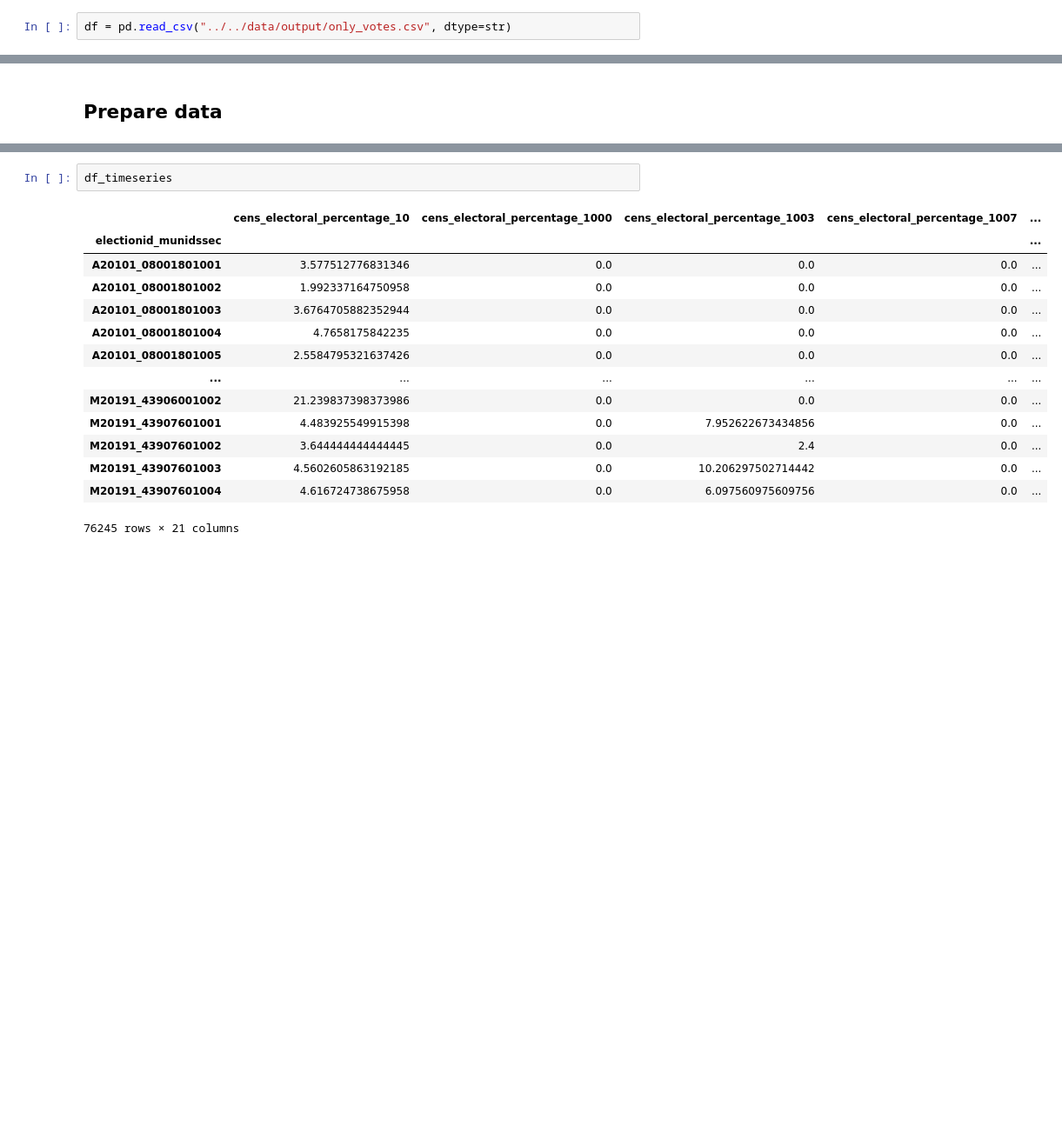
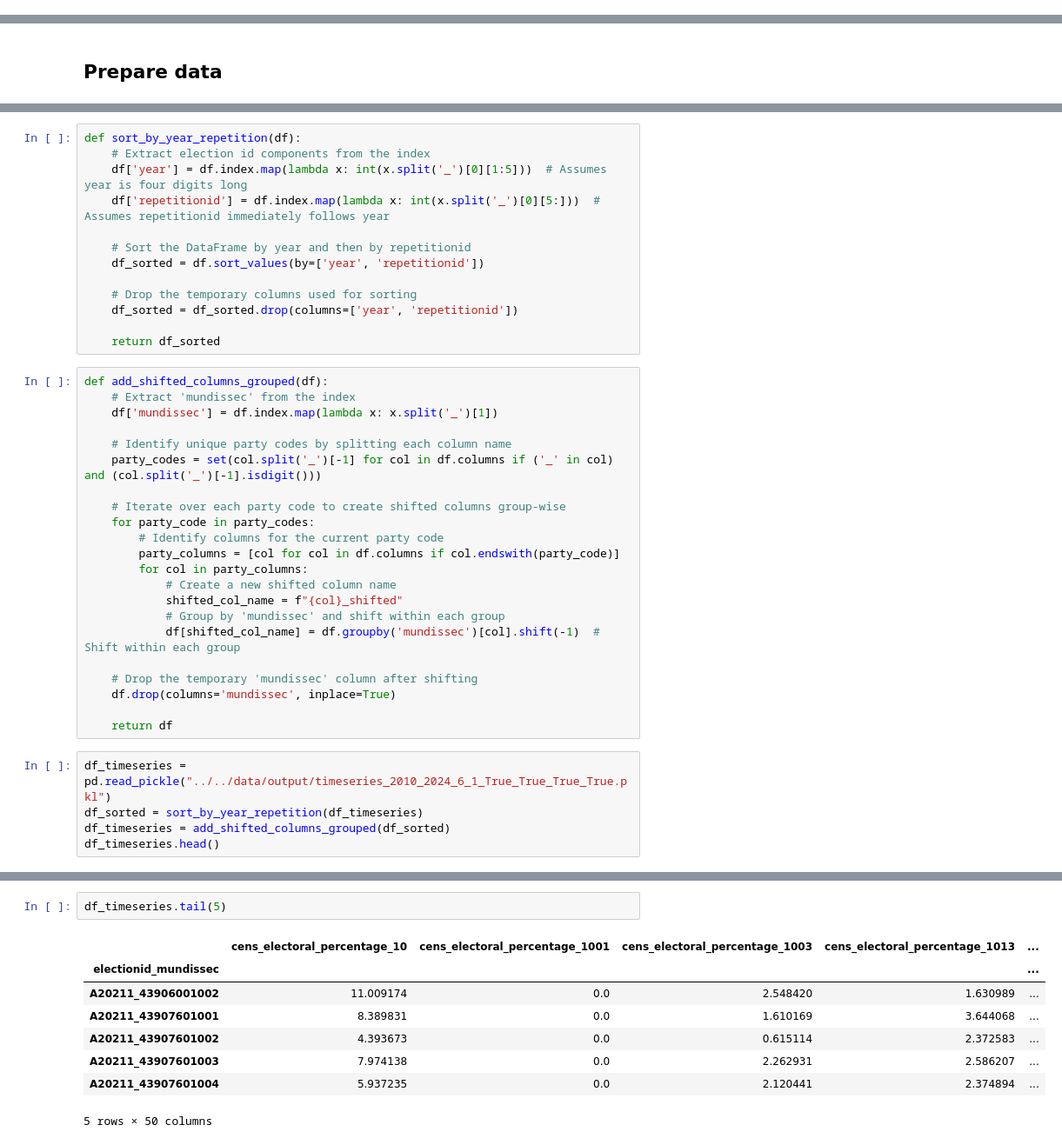
Before and after one commit to guillempla/catalan-elections-forecasting, a Jupyter notebook: src/study_data/create-timeseries-model.ipynb, the cells around one changed output, grey strips where cells are left out. Shown: that part at 87% size. Drawn from its saved outputs; the diff is of its cells as text; blank space fills up the shorter version.

Commit message:
Adapt to new output dataset

```diff
--- a/src/study_data/create-timeseries-model.ipynb
+++ b/src/study_data/create-timeseries-model.ipynb
@@ -36,2 +23,0 @@ Now, we load the the dataset.
-# %%
-df = pd.read_csv("../../data/output/only_votes.csv", dtype=str)
@@ -89,0 +28,40 @@ df_timeseries = create_timeseries_df(df_filtered)
+# %%
+def sort_by_year_repetition(df):
+    # Extract election id components from the index
+    df['year'] = df.index.map(lambda x: int(x.split('_')[0][1:5]))  # Assumes year is four digits long
+    df['repetitionid'] = df.index.map(lambda x: int(x.split('_')[0][5:]))  # Assumes repetitionid immediately follows year
+
+    # Sort the DataFrame by year and then by repetitionid
+    df_sorted = df.sort_values(by=['year', 'repetitionid'])
+
+    # Drop the temporary columns used for sorting
+    df_sorted = df_sorted.drop(columns=['year', 'repetitionid'])
+
+    return df_sorted
+# %%
+def add_shifted_columns_grouped(df):
+    # Extract 'mundissec' from the index
+    df['mundissec'] = df.index.map(lambda x: x.split('_')[1])
+
+    # Identify unique party codes by splitting each column name
+    party_codes = set(col.split('_')[-1] for col in df.columns if ('_' in col) and (col.split('_')[-1].isdigit()))
+
+    # Iterate over each party code to create shifted columns group-wise
+    for party_code in party_codes:
+        # Identify columns for the current party code
+        party_columns = [col for col in df.columns if col.endswith(party_code)]
+        for col in party_columns:
+            # Create a new shifted column name
+            shifted_col_name = f"{col}_shifted"
+            # Group by 'mundissec' and shift within each group
+            df[shifted_col_name] = df.groupby('mundissec')[col].shift(-1)  # Shift within each group
+
+    # Drop the temporary 'mundissec' column after shifting
+    df.drop(columns='mundissec', inplace=True)
+
+    return df
+# %%
+df_timeseries = pd.read_pickle("../../data/output/timeseries_2010_2024_6_1_True_True_True_True.pkl")
+df_sorted = sort_by_year_repetition(df_timeseries)
+df_timeseries = add_shifted_columns_grouped(df_sorted)
+df_timeseries.head()
@@ -90,17 +77,11 @@ df_timeseries = create_timeseries_df(df_filtered)
 # %%
-df_timeseries
+df_timeseries.tail(5)
 # %% [output]
-|  | cens_electoral_percentage_10 | cens_electoral_percentage_1000 | cens_electoral_percentage_1003 | cens_electoral_percentage_1007 | ... |
-| electionid_munidssec |  |  |  |  | ... |
-| A20101_08001801001 | 3.577512776831346 | 0.0 | 0.0 | 0.0 | ... |
-| A20101_08001801002 | 1.992337164750958 | 0.0 | 0.0 | 0.0 | ... |
-| A20101_08001801003 | 3.6764705882352944 | 0.0 | 0.0 | 0.0 | ... |
-| A20101_08001801004 | 4.7658175842235 | 0.0 | 0.0 | 0.0 | ... |
-| A20101_08001801005 | 2.5584795321637426 | 0.0 | 0.0 | 0.0 | ... |
-| ... | ... | ... | ... | ... | ... |
-| M20191_43906001002 | 21.239837398373986 | 0.0 | 0.0 | 0.0 | ... |
-| M20191_43907601001 | 4.483925549915398 | 0.0 | 7.952622673434856 | 0.0 | ... |
-| M20191_43907601002 | 3.644444444444445 | 0.0 | 2.4 | 0.0 | ... |
-| M20191_43907601003 | 4.5602605863192185 | 0.0 | 10.206297502714442 | 0.0 | ... |
-| M20191_43907601004 | 4.616724738675958 | 0.0 | 6.097560975609756 | 0.0 | ... |
+|  | cens_electoral_percentage_10 | cens_electoral_percentage_1001 | cens_electoral_percentage_1003 | cens_electoral_percentage_1013 | ... |
+| electionid_mundissec |  |  |  |  | ... |
+| A20211_43906001002 | 11.009174 | 0.0 | 2.548420 | 1.630989 | ... |
+| A20211_43907601001 | 8.389831 | 0.0 | 1.610169 | 3.644068 | ... |
+| A20211_43907601002 | 4.393673 | 0.0 | 0.615114 | 2.372583 | ... |
+| A20211_43907601003 | 7.974138 | 0.0 | 2.262931 | 2.586207 | ... |
+| A20211_43907601004 | 5.937235 | 0.0 | 2.120441 | 2.374894 | ... |
-76245 rows × 21 columns
+5 rows × 50 columns
```
Also changed, not shown: parts of 30 cells of this notebook.
